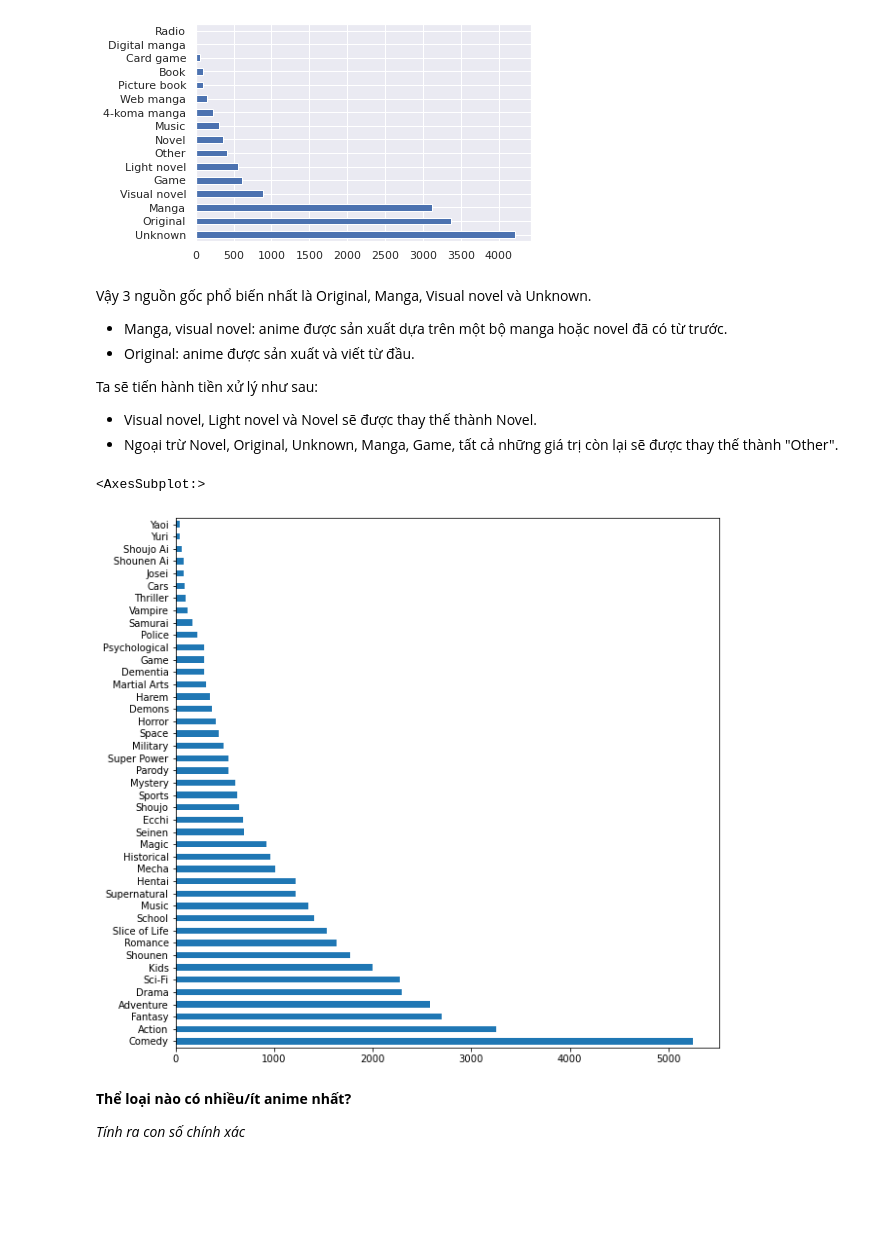
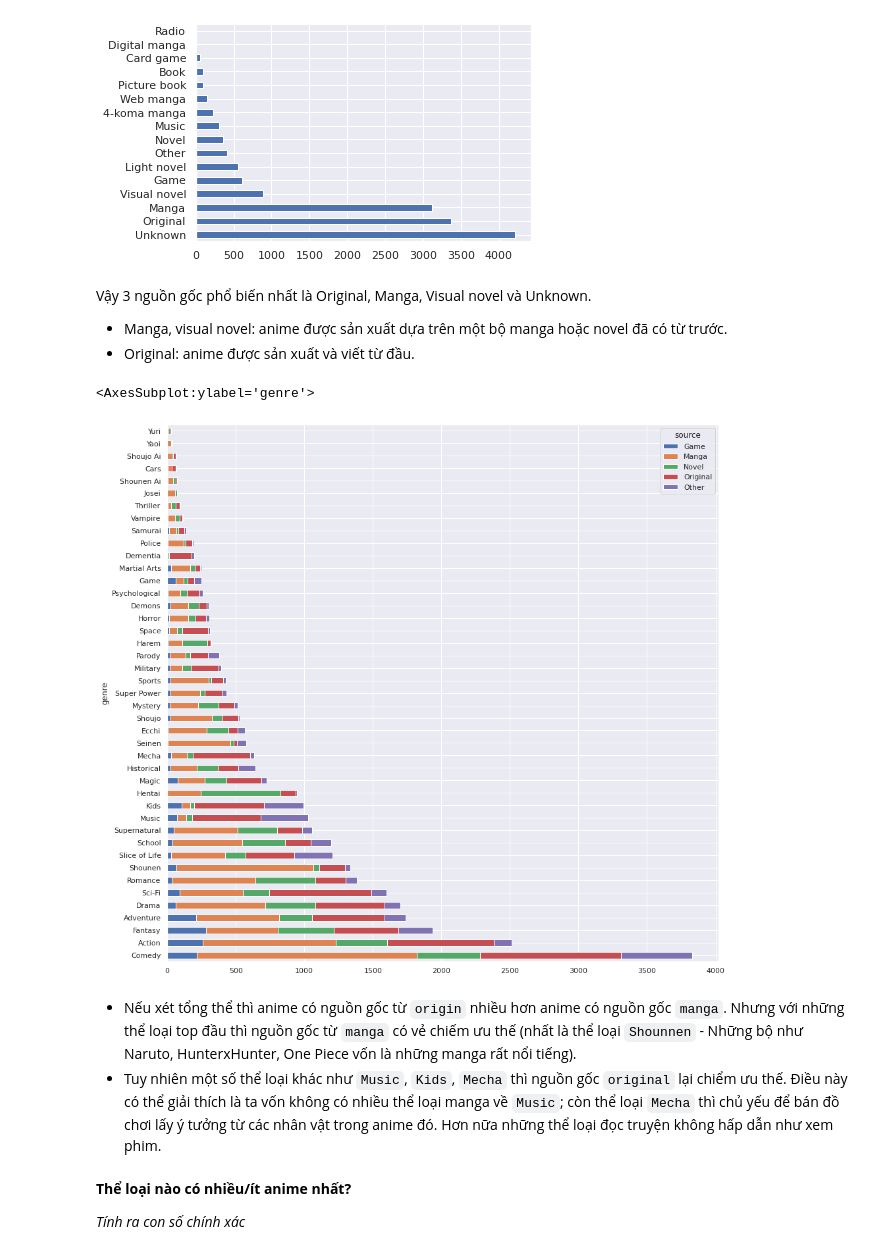
Before and after one commit to hungngocphat01/HCMUS-IntroDataSc-FinalProj, a Jupyter notebook: FINAL.ipynb, the cells around one changed output. Saved outputs shown, nothing was run; the diff lists cells and outputs as text; code cells hidden in the pictures; blank space fills up the shorter version.

```diff
--- a/FINAL.ipynb
+++ b/FINAL.ipynb
@@ -641,22 +650,35 @@ animes_df.source.value_counts().plot(kind='barh')
 Vậy 3 nguồn gốc phổ biến nhất là Original, Manga, Visual novel và Unknown.
 - Manga, visual novel: anime được sản xuất dựa trên một bộ manga hoặc novel đã có từ trước.
 - Original: anime được sản xuất và viết từ đầu.
-
-Ta sẽ tiến hành tiền xử lý như sau:
-- Visual novel, Light novel và Novel sẽ được thay thế thành Novel.
-- Ngoại trừ Novel, Original, Unknown, Manga, Game, tất cả những giá trị còn lại sẽ được thay thế thành "Other".
-# %%
-#Lấy ra các hàng không null của cột 'genre' và "làm phẳng"
-not_null_genre = animes_df.loc[~animes_df.genre.isnull(), :]
-flatten_genre = not_null_genre.genre.explode()
-#Đếm tần số của từng thể loại
-genre_count = flatten_genre.value_counts()
-#Vẽ biểu đồ cột
-genre_count.sort_values(ascending = False, inplace = True)
-genre_count.plot(kind = 'barh', figsize = (10,10))
-# %% [output]
-<AxesSubplot:>
-[figure, removed]
+# %%
+#Thay Visual novel, Light novel thành Novel
+animes_df_copy = animes_df.copy()
+animes_df_copy.source = animes_df_copy.source.str.replace('(.*) novel', 'Novel', regex = True)
+#Ngoại trừ Novel, Original, Unknown, Manga, Game, tất cả những giá trị còn lại sẽ được thay thế thành "Other"
+index = animes_df_copy.source.isin(['Novel', 'Original', 'Unknown', 'Manga', 'Game'])
+animes_df_copy.loc[~index, 'source'] = 'Other'
+# %%
+#Lấy ra các hàng không null của cột 'genre' và "làm phẳng"
+not_null_genre = animes_df_copy.loc[~animes_df.genre.isnull(), :]
+flatten_genre_df = not_null_genre.explode('genre')
+#Đếm tần số của từng thể loại
+genre_count = flatten_genre_df.groupby(['genre', 'source']).size()
+#Chuyển multiindex thành dataframe
+genre_count = genre_count.unstack()
+#Bỏ cột unknown
+del genre_count['Unknown']
+#Sắp xếp theo thứ tự tăng dần của số lượng anime trong từng thể loại
+genre_count['sum'] = genre_count.sum(axis = 1)
+genre_count.sort_values('sum', ascending = False, inplace = True)
+#Vẽ biểu đồ
+del genre_count['sum']
+genre_count.plot(kind = 'barh', figsize = (15, 15), stacked = True)
+# %% [output]
+<AxesSubplot:ylabel='genre'>
+[figure, added]
+# %% [markdown]
+- Nếu xét tổng thể thì anime có nguồn gốc từ `origin` nhiều hơn anime có nguồn gốc `manga`. Nhưng với những thể loại top đầu thì nguồn gốc từ `manga` có vẻ chiếm ưu thế (nhất là thể loại `Shounnen` - Những bộ như Naruto, HunterxHunter, One Piece vốn là những manga rất nổi tiếng).
+- Tuy nhiên một số thể loại khác như `Music`, `Kids`, `Mecha` thì nguồn gốc `original` lại chiểm ưu thế. Điều này có thể giải thích là ta vốn không có nhiều thể loại manga về `Music`; còn thể loại `Mecha` thì chủ yếu để bán đồ chơi lấy ý tưởng từ các nhân vật trong anime đó. Hơn nữa những thể loại đọc truyện không hấp dẫn như xem phim.
 # %% [markdown]
 **Thể loại nào có nhiều/ít anime nhất?**
 
```
Also changed, not shown: parts of 8 cells of this notebook.
